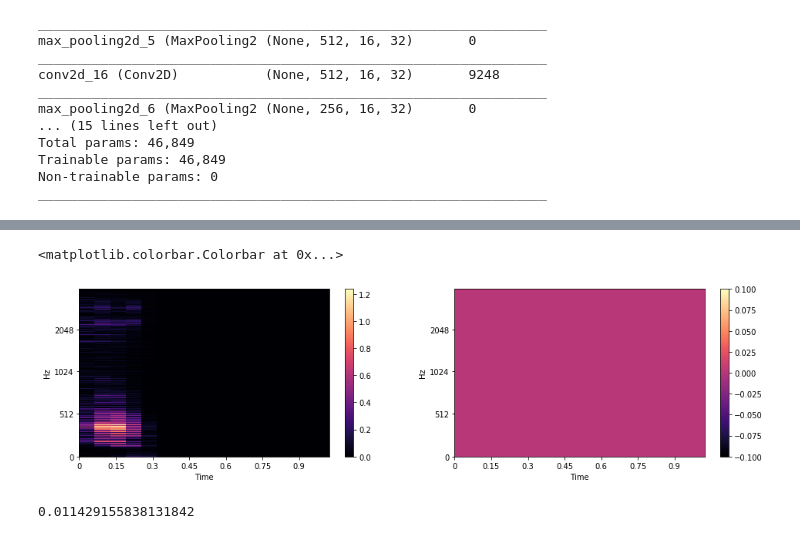
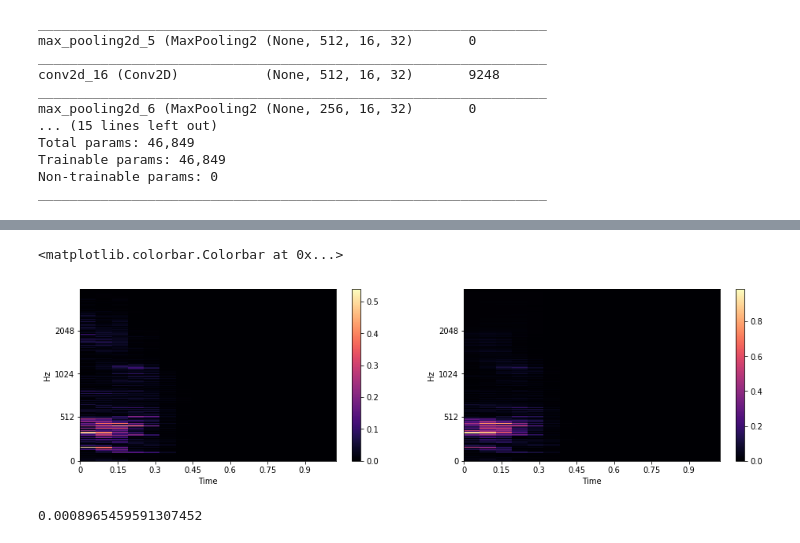
Before and after one commit to JoachimROSSEEL/AudioSuperResolution, a Jupyter notebook: super_resolution_with_wav_and_mel.ipynb, the cells around one changed output, grey strips where cells are left out. Drawn from its saved outputs; the diff is of its cells as text; code cells hidden in the pictures.

```diff
--- a/super_resolution_with_wav_and_mel.ipynb
+++ b/super_resolution_with_wav_and_mel.ipynb
@@ -322,7 +320,7 @@ Trainable params: 46,849
 Non-trainable params: 0
 _________________________________________________________________
 # %%
-autoencoder_mel.fit(Xtrain_fil_mel,Xtrain_mel,epochs=40,
+history=autoencoder_mel.fit(Xtrain_fil_mel,Xtrain_mel,epochs=40,
                 batch_size=20,
                 shuffle=True,
                 validation_data=(Xtest_fil_mel, Xtest_mel))
@@ -352,24 +365,24 @@ Epoch 40/40
 # %%
 decoded_mel = autoencoder_mel.predict(Xtest_fil_mel)
 # %%
-p3=125
+p3=16
 Spec_dec=np.reshape(decoded_mel[p3],(decoded_mel.shape[1],decoded_mel.shape[2]))
 Spec=np.reshape(Xtest_mel[p3],(Xtest_mel.shape[1],Xtest_mel.shape[2]))
 plt.figure(figsize=(16, 4))
 plt.subplot(1,2,1)
 librosa.display.specshow(Spec, sr=8000, x_axis='time', y_axis='mel',fmax=4000)
 colorbar()
 plt.subplot(1,2,2)
 librosa.display.specshow(Spec_dec, sr=8000, x_axis='time', y_axis='mel',fmax=4000)
 colorbar()
 # %% [output]
 <matplotlib.colorbar.Colorbar at 0x...>
-[figure, old version]
+[figure, new version]
 # %%
 error_spec=sklearn.metrics.mean_squared_error(Spec,Spec_dec)
 print(error_spec)
 # %% [output]
-0.011429155838131842
+0.0008965459591307452
 # %%
 Lin_dec=mel_to_linspec(decoded_mel,sr=8000,n_mels=1024,n_fft=2048)
 mix_audio=merge_specphase_to_audio(Lin_dec,decoded)
```
Also changed, not shown: parts of 38 cells of this notebook.
